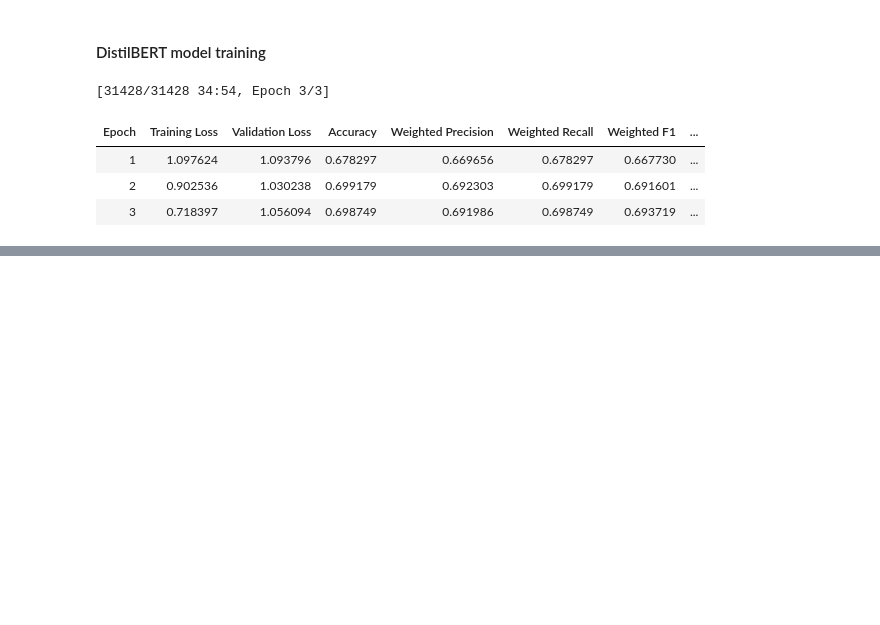
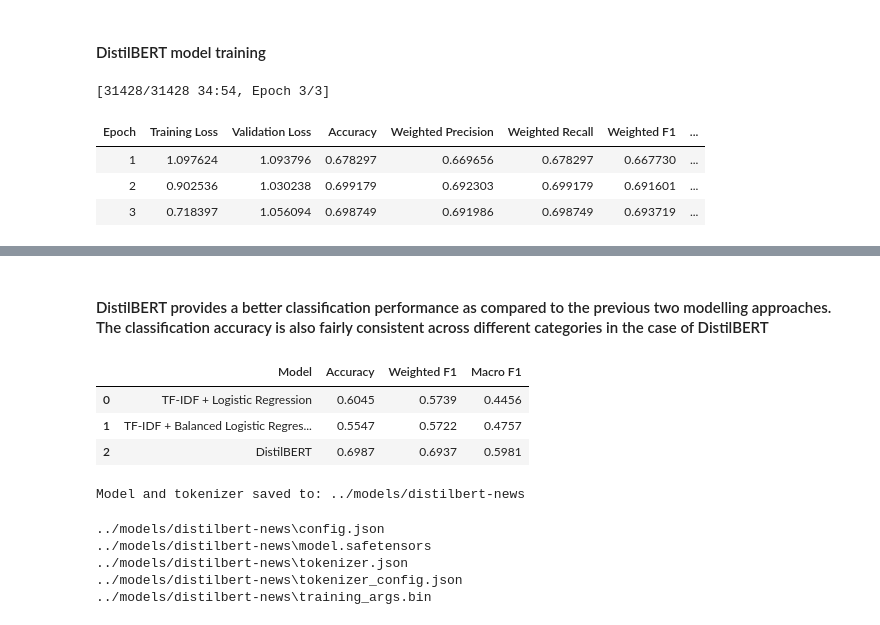
Before and after one commit to Anicodes18/smart-news-analyzer, a Jupyter notebook: notebooks/text_classification.ipynb, the cells around one changed output, grey strips where cells are left out. Drawn from its saved outputs; the diff is of its cells as text; code cells hidden in the pictures; blank space fills up the shorter version.

```diff
--- a/notebooks/text_classification.ipynb
+++ b/notebooks/text_classification.ipynb
@@ -901,0 +1038,56 @@ y_pred_distilbert = np.argmax(
+# %% [markdown]
+#### DistilBERT provides a better classification performance as compared to the previous two modelling approaches. The classification accuracy is also fairly consistent across different categories in the case of DistilBERT
+# %%
+# Comparing the three models
+model_comparison = pd.DataFrame({
+    "Model": [
+        "TF-IDF + Logistic Regression",
+        "TF-IDF + Balanced Logistic Regression",
+        "DistilBERT"
+    ],
+    "Accuracy": [
+        accuracy,
+        accuracy_balanced,
+        accuracy_distilbert
+    ],
+    "Weighted F1": [
+        f1_weighted,
+        f1_weighted_balanced,
+        f1_distilbert
+    ],
+    "Macro F1": [
+        f1_macro,
+        f1_macro_balanced,
+        macro_f1_distilbert
+    ]
+})
+
+model_comparison.round(4)
+# %% [output]
+|  | Model | Accuracy | Weighted F1 | Macro F1 |
+| 0 | TF-IDF + Logistic Regression | 0.6045 | 0.5739 | 0.4456 |
+| 1 | TF-IDF + Balanced Logistic Regres... | 0.5547 | 0.5722 | 0.4757 |
+| 2 | DistilBERT | 0.6987 | 0.6937 | 0.5981 |
+# %%
+# Saving the DistilBERT model and tokenizer
+model_save_path = "../models/distilbert-news"
+
+trainer.save_model(model_save_path)
+tokenizer.save_pretrained(model_save_path)
+
+print(f"Model and tokenizer saved to: {model_save_path}")
+# %% [output]
+Model and tokenizer saved to: ../models/distilbert-news
+# %%
+import os
+
+for root, dirs, files in os.walk("../models/distilbert-news"):
+    for file in files:
+        filepath = os.path.join(root, file)
+        print(filepath)
+# %% [output]
+../models/distilbert-news\config.json
+../models/distilbert-news\model.safetensors
+../models/distilbert-news\tokenizer.json
+../models/distilbert-news\tokenizer_config.json
+../models/distilbert-news\training_args.bin
```
Also changed, not shown: parts of 4 cells of this notebook, 1 other file.
